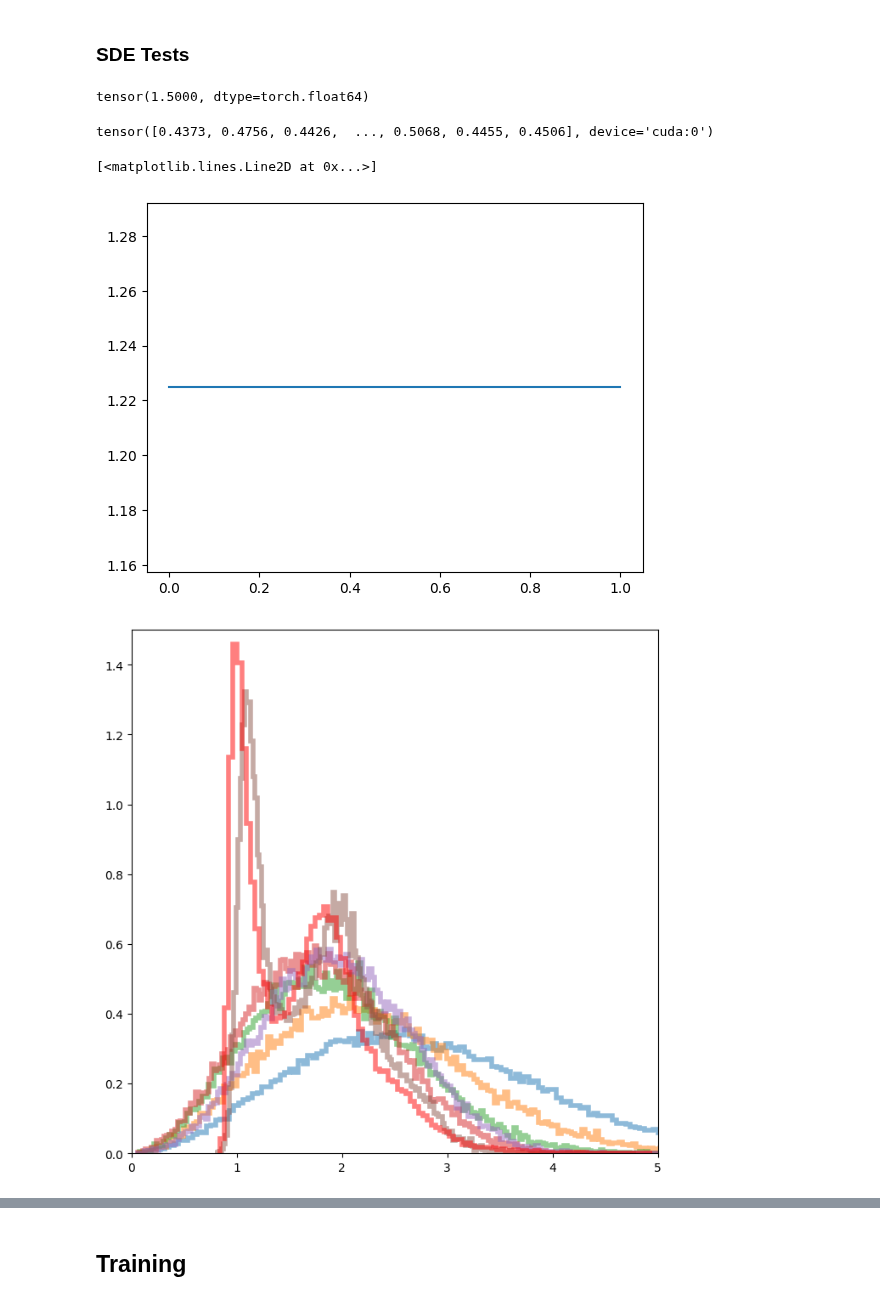
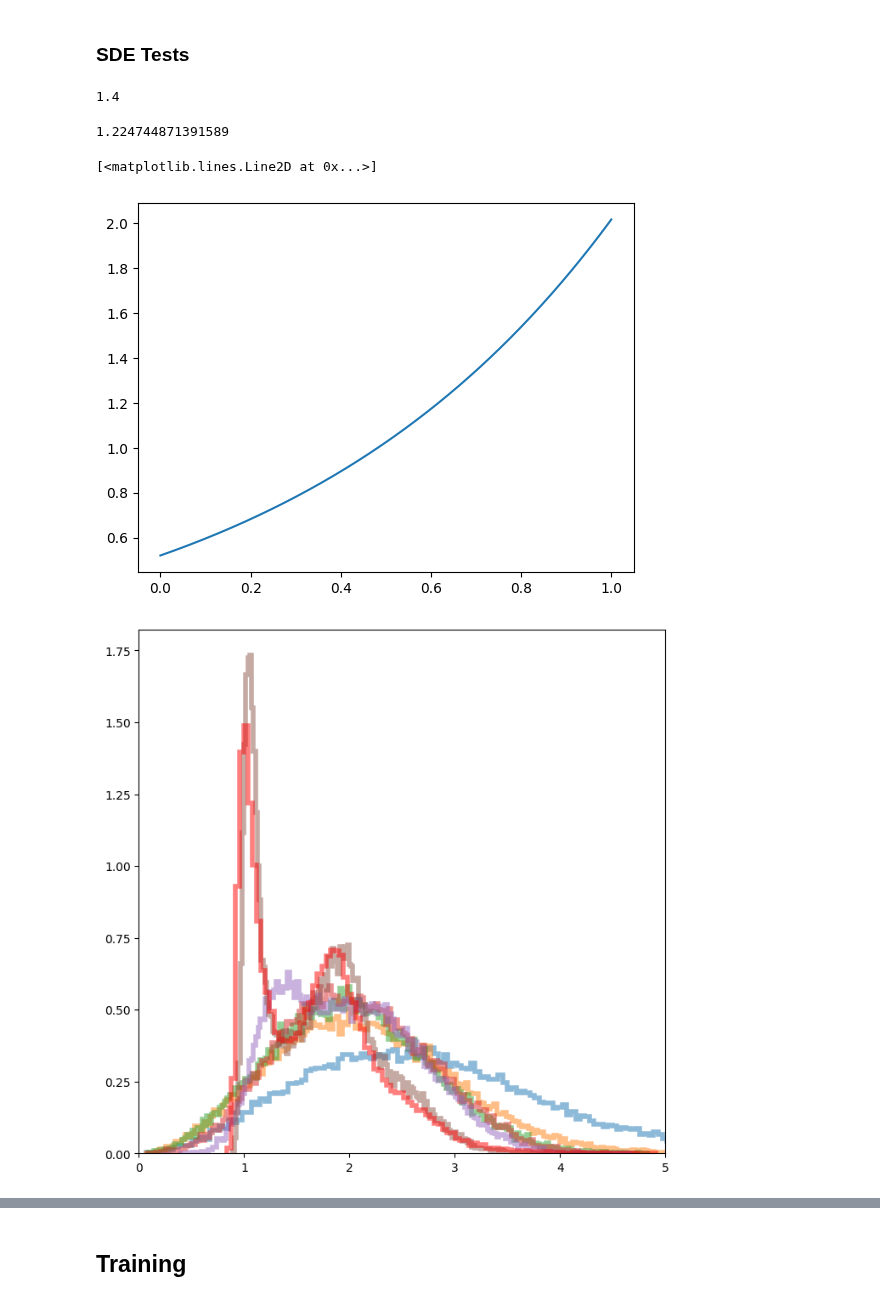
Before and after one commit to taraak/pita, a Jupyter notebook: runner/notebooks/LJ13_training.ipynb, the cells around one changed output, grey strips where cells are left out. Saved outputs shown, nothing was run; the diff lists cells and outputs as text; code cells hidden in the pictures.

```diff
--- a/runner/notebooks/LJ13_training.ipynb
+++ b/runner/notebooks/LJ13_training.ipynb
@@ -206,10 +207,7 @@ class VEReverseSDE(torch.nn.Module):
 
         x.requires_grad = True
         score = torch.vmap(self.score, randomness="different", in_dims=(0, 0, None))(x, 1-t, self.noise_schedule)
-        norm = torch.linalg.vector_norm(score, dim=-1)
-        max_norm = 500
-        clip_coef = torch.clamp(max_norm / (norm+1e-6), max=1)
-        return self.g(t)**2 * score # * clip_coef[:,None]
+        return self.g(t)**2 * score
 
     def g(self, t):
         return self.noise_schedule.g(1-t.unsqueeze(1))
@@ -221,7 +219,7 @@ def euler_maruyama_step(sde, x, t, dt):
         t = t * torch.ones(x.shape[0]).to(device)
 
     drift = sde.f(t, x) * dt
-    diffusion = sde.g(t) * 0.1 * np.sqrt(dt) * torch.randn_like(x).to(device)
+    diffusion = sde.g(t) * 0.5 * np.sqrt(dt) * torch.randn_like(x).to(device)
 
     # Update the state
     x_next = x + drift + diffusion
@@ -252,18 +250,18 @@ dim = 3
 n_nodes = 13
 n_samples = 512 #512
 
-# noise_schedule = GeometricNoiseSchedule(np.sqrt(0.1), sigma)
-noise_schedule = LinearNoiseSchedule(beta)
+noise_schedule = GeometricNoiseSchedule(np.sqrt(0.1), sigma)
+# noise_schedule = LinearNoiseSchedule(beta)
 
 prior = MeanFreePrior(13, 3, noise_schedule.h(1)**0.5, device=device)
 print(noise_schedule.h(1))
 x1_samples = prior.sample(n_samples).to(device)
 # %% [output]
-tensor(1.5000, dtype=torch.float64)
+1.4
-# %%
-test_data.var(-1)
-# %% [output]
-tensor([0.4373, 0.4756, 0.4426,  ..., 0.5068, 0.4455, 0.4506], device='cuda:0')
+# %%
+sigma
+# %% [output]
+1.224744871391589
 # %%
 t = torch.linspace(0, 1, 1000).to(device)
 g = noise_schedule.g(t)
@@ -272,7 +270,7 @@ h = noise_schedule.h(t)
 plt.plot(t.cpu(), g.cpu())
 # %% [output]
 [<matplotlib.lines.Line2D at 0x...>]
-[figure, old version]
+[figure, new version]
 # %%
 ve_reverse_sde = VEReverseSDE(estimate_grad_Rt, noise_schedule)
 samples_pred = integrate_sde(ve_reverse_sde, x1_samples, [0, 1], 1e-3)
@@ -285,17 +283,16 @@ test_data_energy = target(test_data)
 # %%
 fig = plt.figure(figsize=(8, 8))
 for i in range(0, 1000, 199):
     pred_dists = target.interatomic_dist(samples_pred[i]).detach()
     plt.hist(pred_dists.view(-1).cpu().numpy(), bins=200, alpha=0.5, density=True,
           histtype='step', linewidth=4)
-plt.ylim(0, 1.5)
 
 
 plt.hist(dist_test.view(-1).cpu(), bins=100, color="r", alpha=0.5, density=True, histtype='step', linewidth=4)
 plt.xlim(0, 5)
 plt.show()
 # %% [output]
-[figure, old version]
+[figure, new version]
 # %%
 plt.hist(-test_data_energy.detach().cpu(), bins=100, density=True, alpha=0.4, range=(-60, 0),
     color="g", histtype='step', linewidth=4, label="test data");
```
Also changed, not shown: parts of 10 cells of this notebook, 9 other files.
